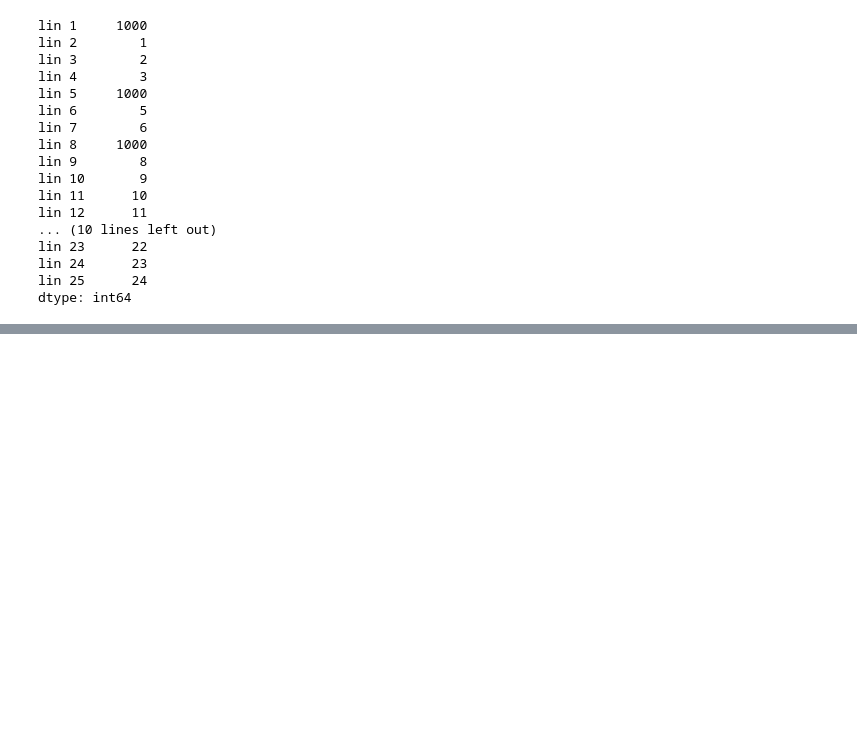
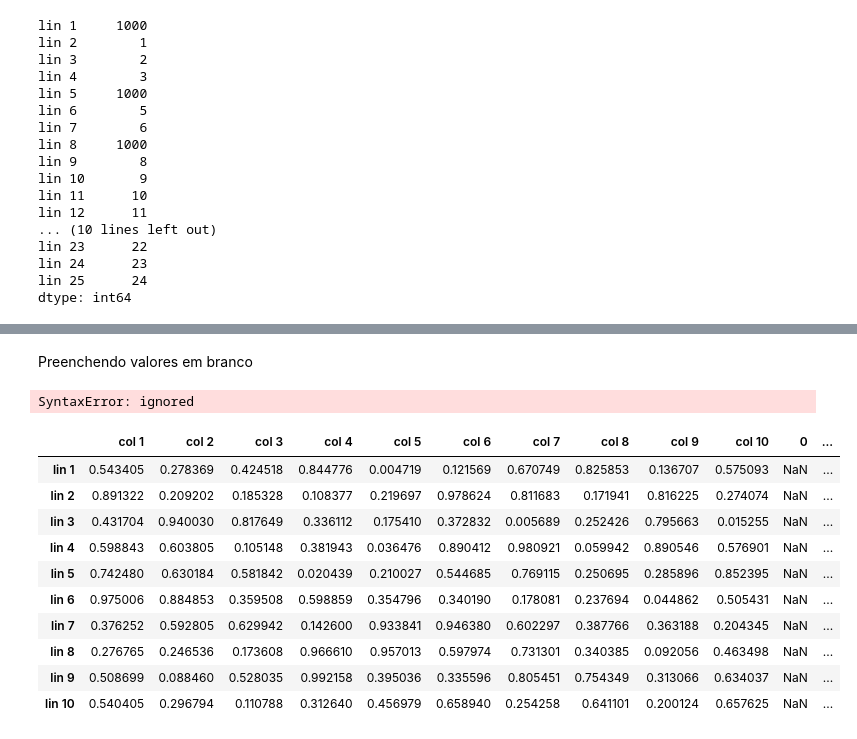
Before and after one commit to joaocbjr/Learn_DataScience, a Jupyter notebook: Cap1_Manipulação_de_dados_Básico.ipynb, the cells around one changed output, grey strips where cells are left out. Cells and saved outputs as stored; diff of their text form; code cells hidden in the pictures; blank space fills up the shorter version.

```diff
--- a/Cap1_Manipulação_de_dados_Básico.ipynb
+++ b/Cap1_Manipulação_de_dados_Básico.ipynb
@@ -234,0 +239,9 @@ dtype: int64
+# %%
+'''O NumPy tem embutido nele um objeto chamado np.nan que serve para identificar
+  valores em branco'''
+
+branco = np.nan
+
+serie = Series(['linha 1', 'linha 2', branco, 'linha 4', 'linha 5', 'linha 6',
+                branco, 'linha 8'])
+serie
@@ -234,0 +275,22 @@ dtype: int64
+# %% [markdown]
+Preenchendo valores em branco
+# %%
+df.loc[3:6, col 1] = branco
+df.loc[1:8, col 6] = branco
+df
+# %% [output]
+SyntaxError: ignored
+# %%
+df
+# %% [output]
+|  | col 1 | col 2 | col 3 | col 4 | col 5 | col 6 | col 7 | col 8 | col 9 | col 10 | 0 | ... |
+| lin 1 | 0.543405 | 0.278369 | 0.424518 | 0.844776 | 0.004719 | 0.121569 | 0.670749 | 0.825853 | 0.136707 | 0.575093 | NaN | ... |
+| lin 2 | 0.891322 | 0.209202 | 0.185328 | 0.108377 | 0.219697 | 0.978624 | 0.811683 | 0.171941 | 0.816225 | 0.274074 | NaN | ... |
+| lin 3 | 0.431704 | 0.940030 | 0.817649 | 0.336112 | 0.175410 | 0.372832 | 0.005689 | 0.252426 | 0.795663 | 0.015255 | NaN | ... |
+| lin 4 | 0.598843 | 0.603805 | 0.105148 | 0.381943 | 0.036476 | 0.890412 | 0.980921 | 0.059942 | 0.890546 | 0.576901 | NaN | ... |
+| lin 5 | 0.742480 | 0.630184 | 0.581842 | 0.020439 | 0.210027 | 0.544685 | 0.769115 | 0.250695 | 0.285896 | 0.852395 | NaN | ... |
+| lin 6 | 0.975006 | 0.884853 | 0.359508 | 0.598859 | 0.354796 | 0.340190 | 0.178081 | 0.237694 | 0.044862 | 0.505431 | NaN | ... |
+| lin 7 | 0.376252 | 0.592805 | 0.629942 | 0.142600 | 0.933841 | 0.946380 | 0.602297 | 0.387766 | 0.363188 | 0.204345 | NaN | ... |
+| lin 8 | 0.276765 | 0.246536 | 0.173608 | 0.966610 | 0.957013 | 0.597974 | 0.731301 | 0.340385 | 0.092056 | 0.463498 | NaN | ... |
+| lin 9 | 0.508699 | 0.088460 | 0.528035 | 0.992158 | 0.395036 | 0.335596 | 0.805451 | 0.754349 | 0.313066 | 0.634037 | NaN | ... |
+| lin 10 | 0.540405 | 0.296794 | 0.110788 | 0.312640 | 0.456979 | 0.658940 | 0.254258 | 0.641101 | 0.200124 | 0.657625 | NaN | ... |
```
Also changed, not shown: parts of 5 cells of this notebook.
